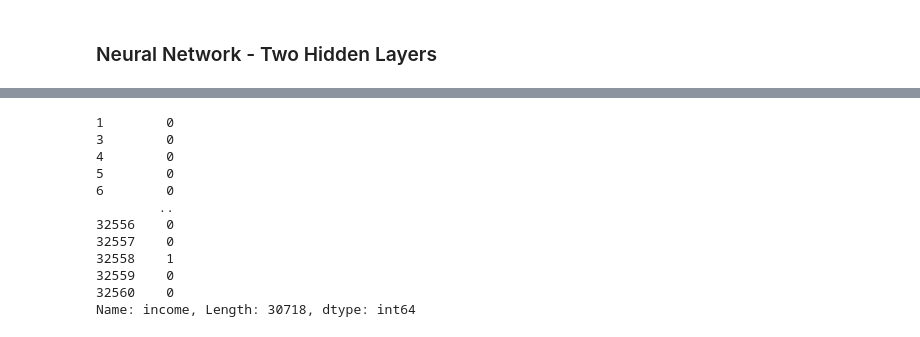
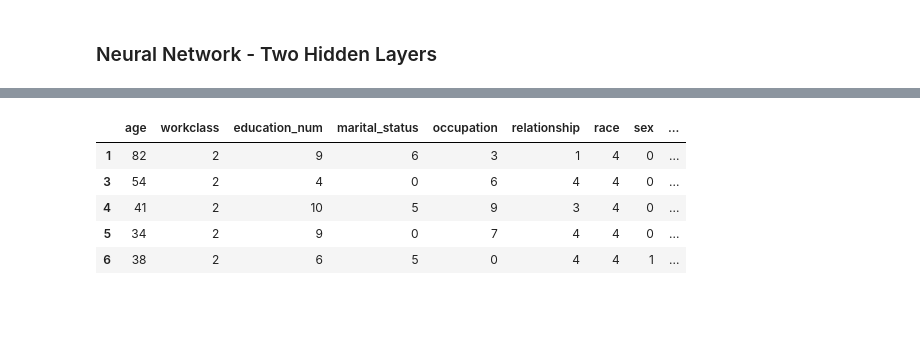
Before and after one commit to dmartinj12/Census_Inequality, a Jupyter notebook: Chris/NeuralNetwork.ipynb, the cells around one changed output, grey strips where cells are left out. Drawn from its saved outputs; the diff is of its cells as text; code cells hidden in the pictures; blank space fills up the shorter version.

```diff
--- a/Chris/NeuralNetwork.ipynb
+++ b/Chris/NeuralNetwork.ipynb
@@ -64,16 +66,0 @@ Preprocessing file ..\Data\AdultCensusIncome.csv
-# %%
-y = census_df.income
-y
-# %% [output]
-1        0
-3        0
-4        0
-5        0
-6        0
-        ..
-32556    0
-32557    0
-32558    1
-32559    0
-32560    0
-Name: income, Length: 30718, dtype: int64
@@ -80 +72,17 @@ Name: income, Length: 30718, dtype: int64
+# %%
+# Create a LabelEncoder instance
+label_encoder = LabelEncoder()
+
+# Apply Label Encoding to each non-numeric column
+for col in X.select_dtypes(include=["string"]).columns:
+    X[col] = label_encoder.fit_transform(X[col])
+
+X.head()
+# %% [output]
+|  | age | workclass | education_num | marital_status | occupation | relationship | race | sex | ... |
+| 1 | 82 | 2 | 9 | 6 | 3 | 1 | 4 | 0 | ... |
+| 3 | 54 | 2 | 4 | 0 | 6 | 4 | 4 | 0 | ... |
+| 4 | 41 | 2 | 10 | 5 | 9 | 3 | 4 | 0 | ... |
+| 5 | 34 | 2 | 9 | 0 | 7 | 4 | 4 | 0 | ... |
+| 6 | 38 | 2 | 6 | 5 | 0 | 4 | 4 | 1 | ... |
 # %%
```
Also changed, not shown: parts of 7 cells of this notebook, 4 other files.
